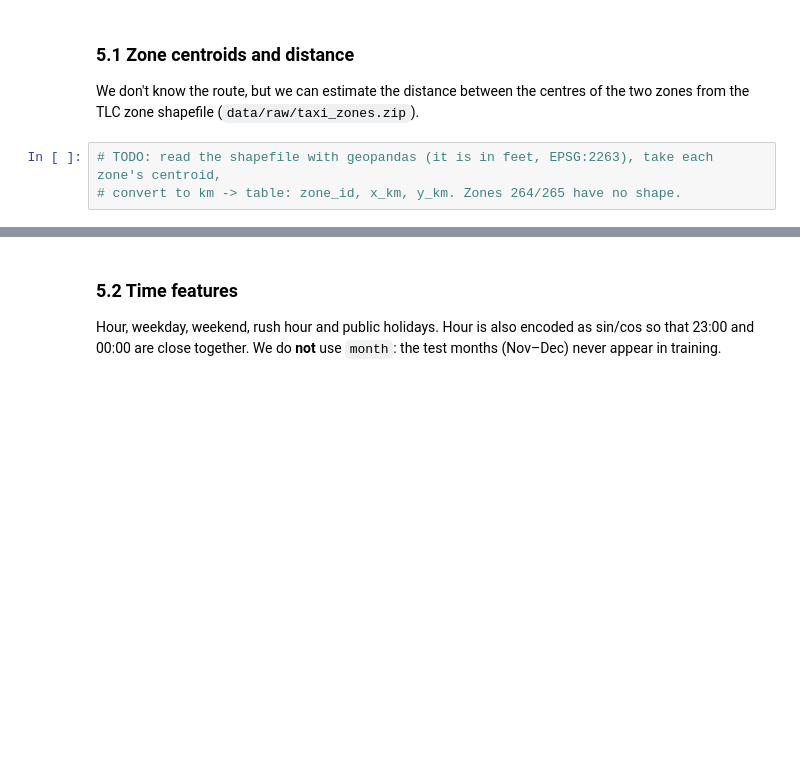
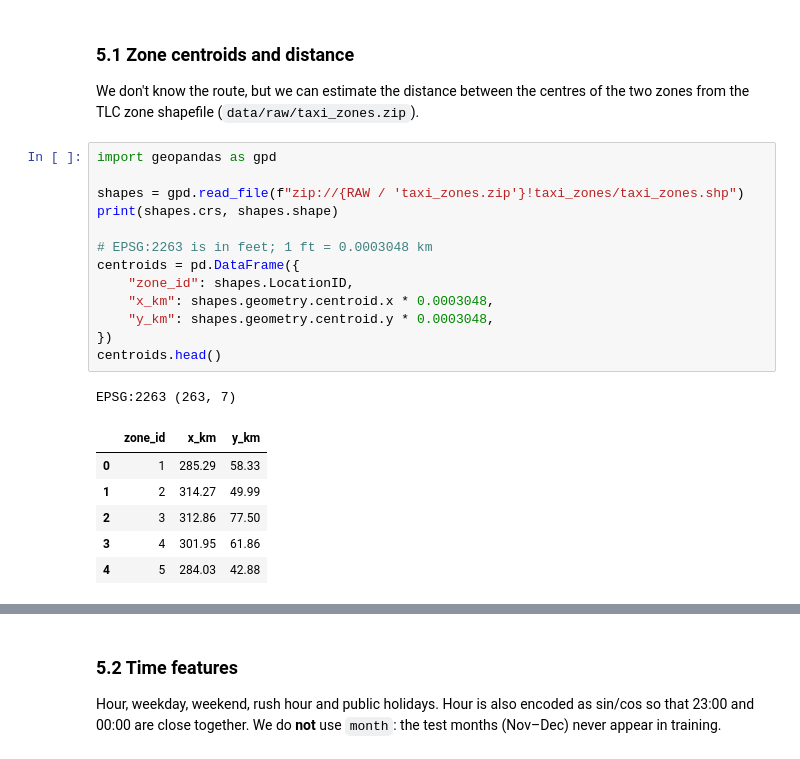
Before and after one commit to Shreyit/nyc-taxi-ml, a Jupyter notebook: notebooks/nyc_taxi_trip_duration.ipynb, the cells around one changed output, grey strips where cells are left out. Cells and saved outputs as stored; diff of their text form; blank space fills up the shorter version.

```diff
--- a/notebooks/nyc_taxi_trip_duration.ipynb
+++ b/notebooks/nyc_taxi_trip_duration.ipynb
@@ -817,6 +817,24 @@ time) is not allowed.
 We don't know the route, but we can estimate the distance between the centres of the two zones from the
 TLC zone shapefile (`data/raw/taxi_zones.zip`).
 # %%
-# TODO: read the shapefile with geopandas (it is in feet, EPSG:2263), take each zone's centroid,
-# convert to km -> table: zone_id, x_km, y_km. Zones 264/265 have no shape.
+import geopandas as gpd
+
+shapes = gpd.read_file(f"zip://{RAW / 'taxi_zones.zip'}!taxi_zones/taxi_zones.shp")
+print(shapes.crs, shapes.shape)
+
+# EPSG:2263 is in feet; 1 ft = 0.0003048 km
+centroids = pd.DataFrame({
+    "zone_id": shapes.LocationID,
+    "x_km": shapes.geometry.centroid.x * 0.0003048,
+    "y_km": shapes.geometry.centroid.y * 0.0003048,
+})
+centroids.head()
+# %% [output]
+EPSG:2263 (263, 7)
+|  | zone_id | x_km | y_km |
+| 0 | 1 | 285.29 | 58.33 |
+| 1 | 2 | 314.27 | 49.99 |
+| 2 | 3 | 312.86 | 77.50 |
+| 3 | 4 | 301.95 | 61.86 |
+| 4 | 5 | 284.03 | 42.88 |
 # %%
```
Also changed, not shown: parts of 14 cells of this notebook.
